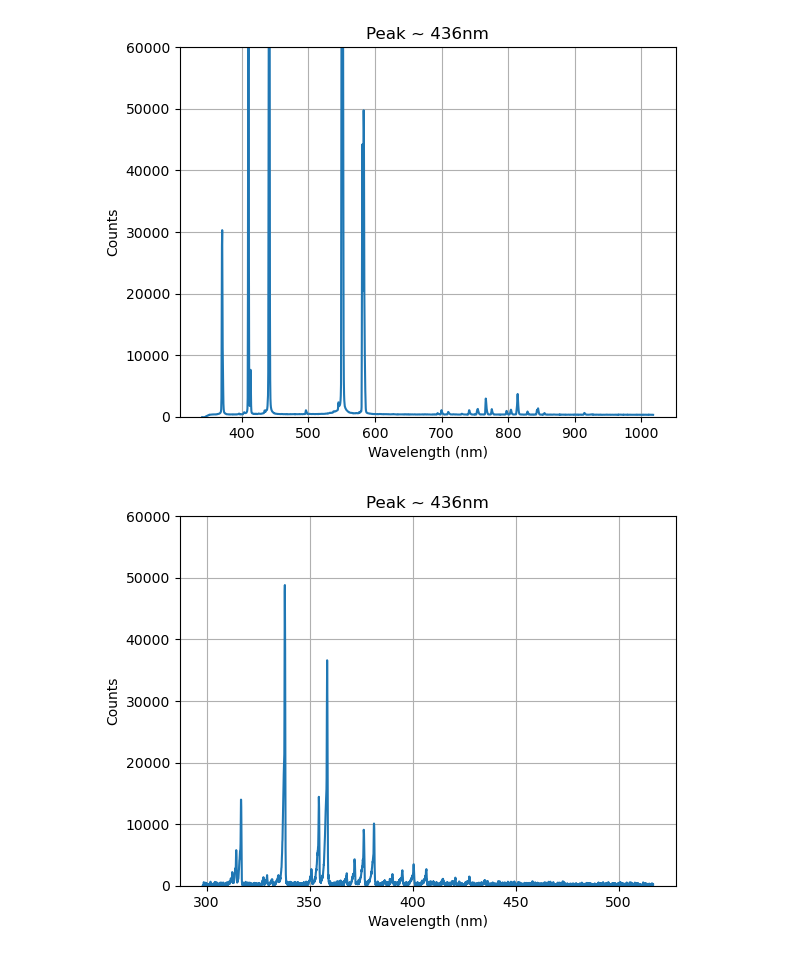
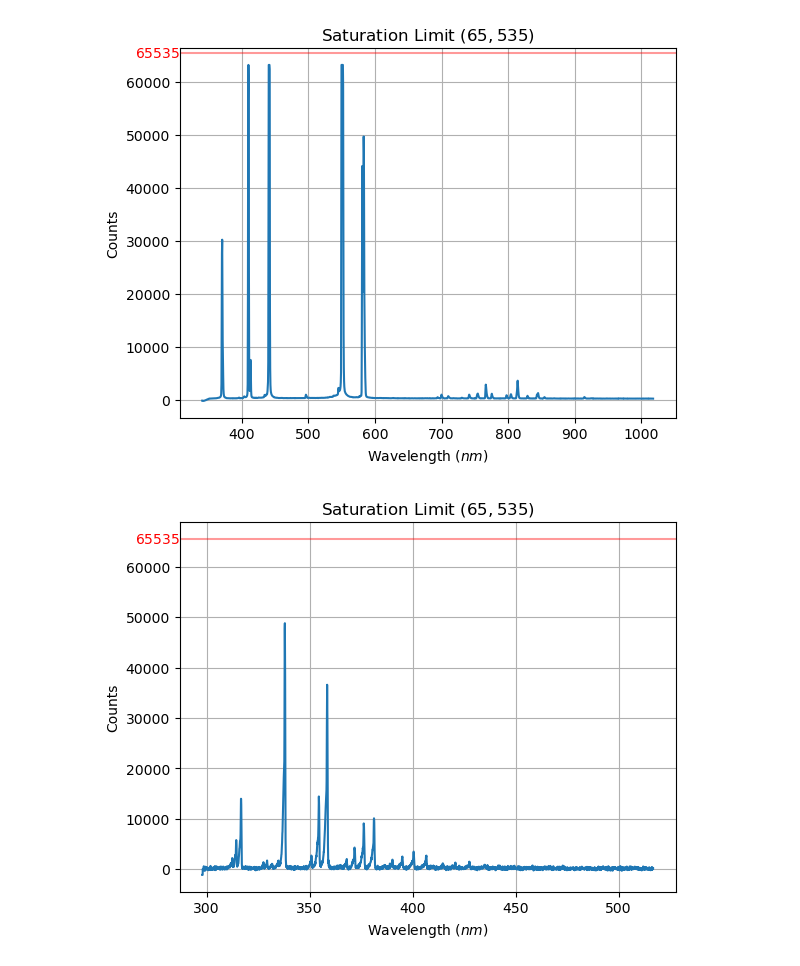
Before and after one commit to DavidLawton04/MuchStuff, a Jupyter notebook: Junior Sophister/JS Labs/Molecular Spectroscopy/Exp1/Data_Reader.ipynb, the cells around one changed output. Saved outputs shown, nothing was run; the diff lists cells and outputs as text; code cells hidden in the pictures.

```diff
--- a/Junior Sophister/JS Labs/Molecular Spectroscopy/Exp1/Data_Reader.ipynb
+++ b/Junior Sophister/JS Labs/Molecular Spectroscopy/Exp1/Data_Reader.ipynb
@@ -27,12 +27,14 @@ sorted_data_frames = {name: df.sort_values(by='Counts') for name, df in data_fra
 # Example usage of one of the data frames
 for name, df in data_frames.items():
     plt.plot(df['Wavelength'], df['Counts'], label=name)
-    plt.xlabel('Wavelength (nm)')
+    plt.xlabel('Wavelength $(nm)$')
     plt.ylabel('Counts')
-    plt.title('Peak ~ 436nm')
+    plt.title('Saturation Limit $(65,535)$')
+    plt.axhline(y=65535, color='red', alpha=0.4)
+    plt.text(plt.xlim()[0], 65535, '$65535$', va='center', ha='right', color='red')
     plt.grid()
     # plt.xlim(434, 440)
-    plt.ylim(0, 60000)
+    # plt.ylim(0, )
     plt.show()
     plt.close()
 # %% [output]
@@ -44,5 +46,5 @@ for name, df in data_frames.items():
-[figure, old version]
+[figure, new version]
-[figure, old version]
+[figure, new version]
 # %%
 import numpy as np
 from scipy.optimize import curve_fit
```
Also changed, not shown: parts of 1 cell of this notebook, 12 other files.
